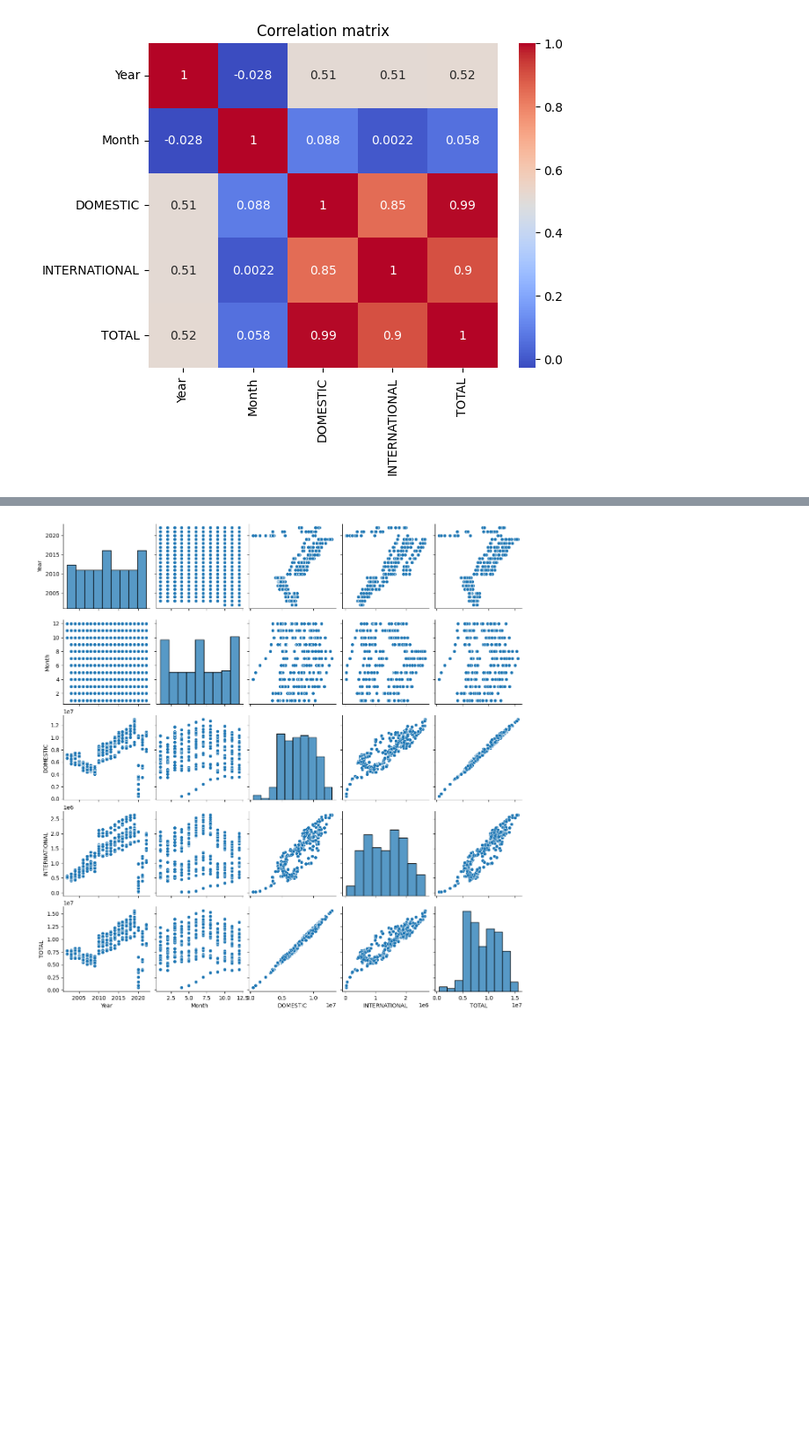
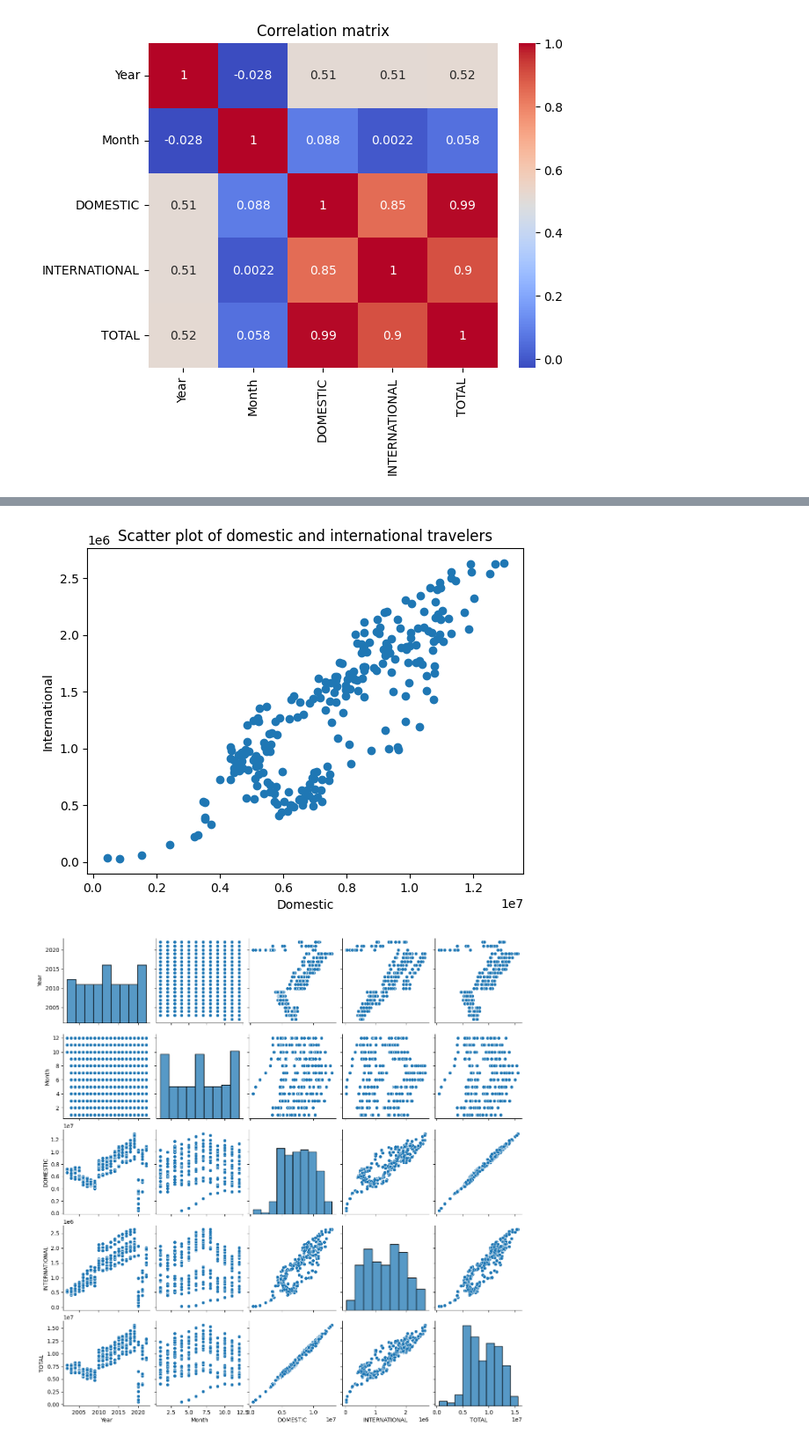
Before and after one commit to asnth68/Data-Science-midterm, a Jupyter notebook: Midterm_data.ipynb, the cells around one changed output, grey strips where cells are left out. Shown at 88% size. Cells and saved outputs as stored; diff of their text form; code cells hidden in the pictures; blank space fills up the shorter version.

```diff
--- a/Midterm_data.ipynb
+++ b/Midterm_data.ipynb
@@ -70,3 +156,11 @@ plt.title('Correlation matrix')
 plt.show()
 # %% [output]
 [figure]
+# %%
+
+plt.scatter(delta_df['DOMESTIC'], delta_df['INTERNATIONAL'])
+plt.title('Scatter plot of domestic and international travelers')
+plt.xlabel('Domestic')
+plt.ylabel('International')
+plt
+# %% [output]
@@ -73,3 +168,4 @@ plt.show()
+[figure, added]
 # %%
 # Exploratory data analysis
 sns.pairplot(delta_df)
```
Also changed, not shown: parts of 19 cells of this notebook.
